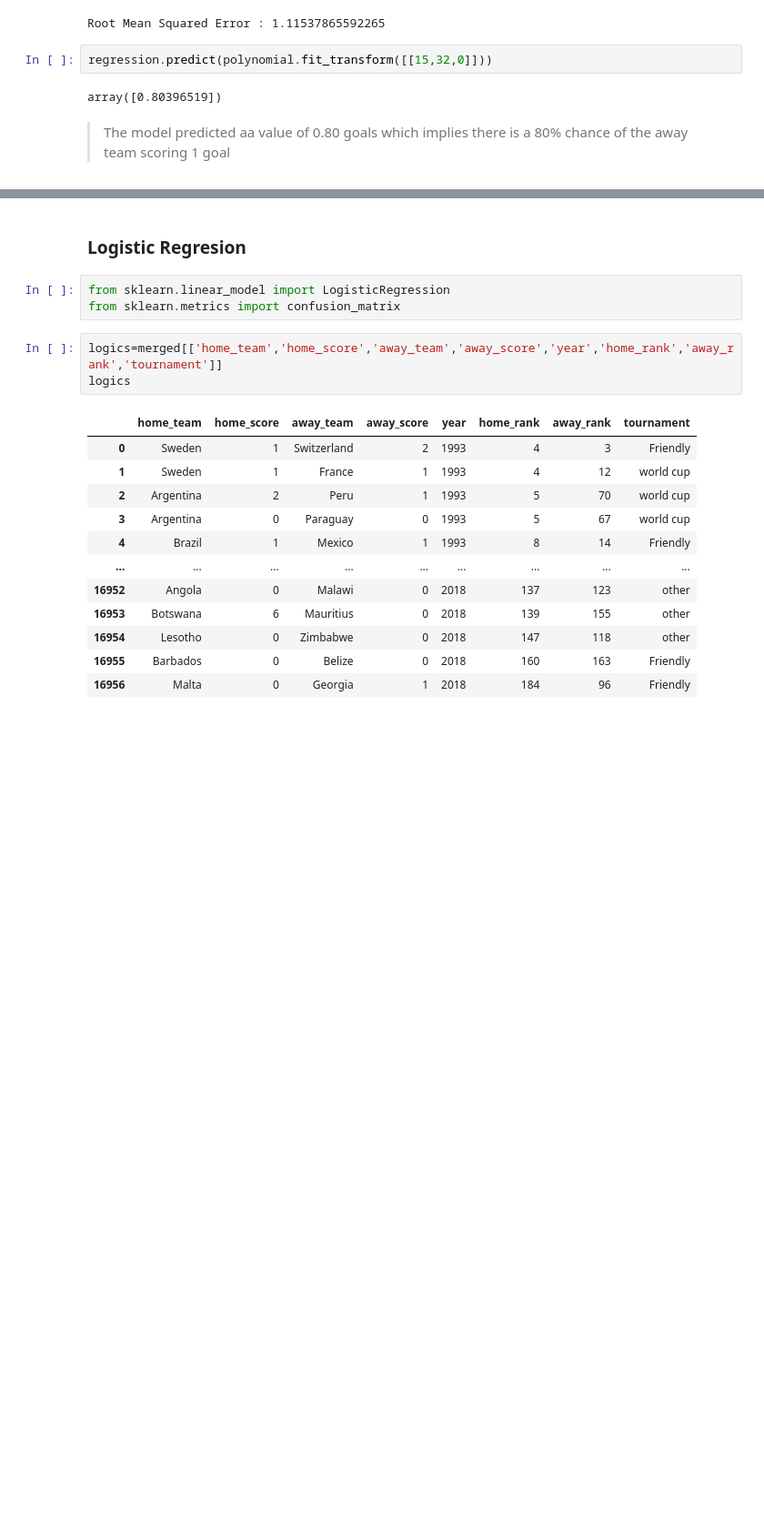
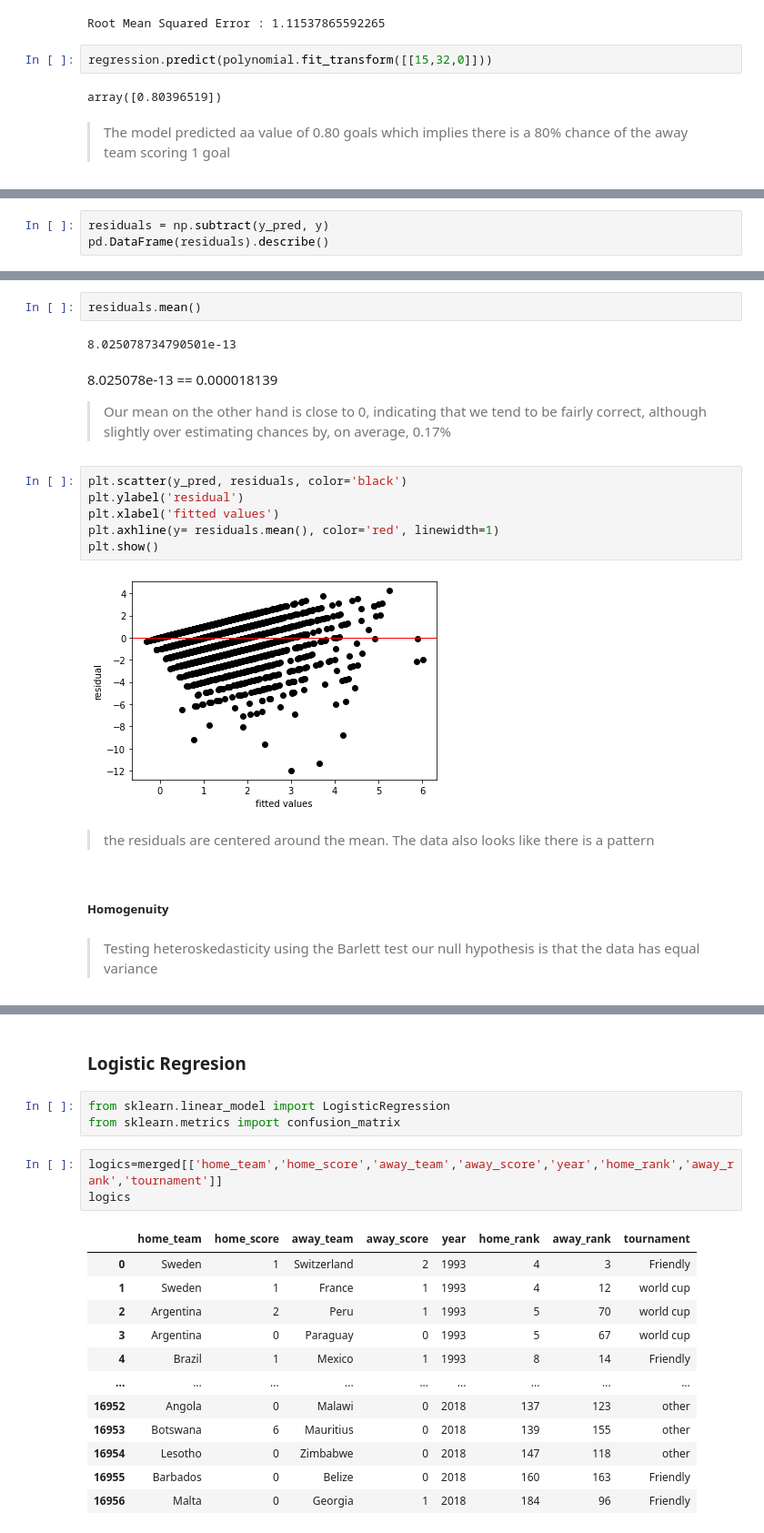
Before and after one commit to draglar/Football-predictions, a Jupyter notebook: IP_Week_6_Core_Ian_Muigai.ipynb, the cells around one changed output, grey strips where cells are left out. Shown: that part at 91% size. Saved outputs shown, nothing was run; the diff lists cells and outputs as text; blank space fills up the shorter version.

```diff
--- a/IP_Week_6_Core_Ian_Muigai.ipynb
+++ b/IP_Week_6_Core_Ian_Muigai.ipynb
@@ -813,0 +877,3 @@ array([0.80396519])
+# %%
+residuals = np.subtract(y_pred, y)
+pd.DataFrame(residuals).describe()
@@ -813,0 +890,22 @@ array([0.80396519])
+# %%
+residuals.mean()
+# %% [output]
+8.025078734790501e-13
+# %% [markdown]
+8.025078e-13 == 0.000018139
+>  Our mean on the other hand is close to 0, indicating that we tend to be fairly correct, although slightly over estimating chances by, on average, 0.17%
+# %%
+plt.scatter(y_pred, residuals, color='black')
+plt.ylabel('residual')
+plt.xlabel('fitted values')
+plt.axhline(y= residuals.mean(), color='red', linewidth=1)
+plt.show()
+# %% [output]
+[figure, added]
+# %% [markdown]
+> the residuals are centered around the mean.
+The data also looks like there is a pattern
+# %% [markdown]
+##### Homogenuity
+# %% [markdown]
+> Testing heteroskedasticity using the Barlett test our null hypothesis is that the data has equal variance
```
Also changed, not shown: parts of 30 cells of this notebook.
